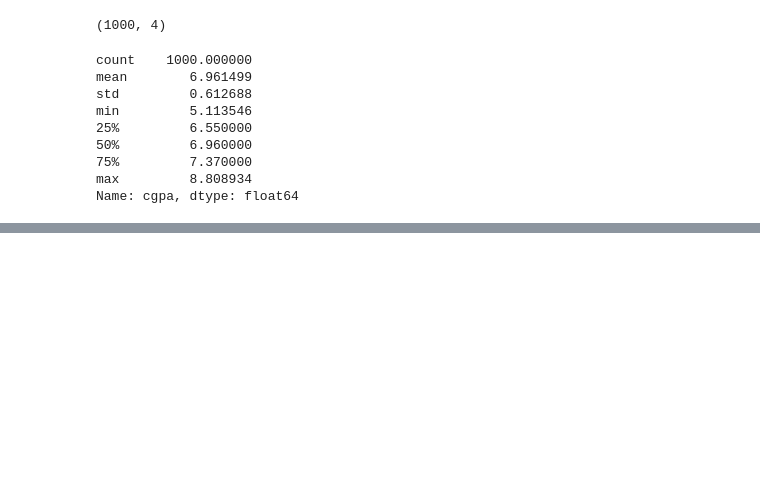
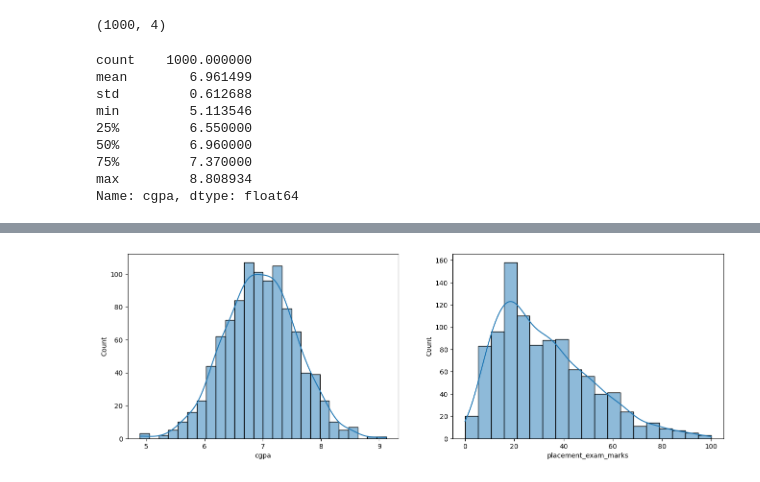
Before and after one commit to gautamsudip/scikit-learn, a Jupyter notebook: Outliers Detection & Removal.ipynb, the cells around one changed output, grey strips where cells are left out. Cells and saved outputs as stored; diff of their text form; code cells hidden in the pictures; blank space fills up the shorter version.

```diff
--- a/Outliers Detection & Removal.ipynb
+++ b/Outliers Detection & Removal.ipynb
@@ -222,0 +207,3 @@ Name: cgpa, dtype: float64
+# %%
+df = pd.read_csv('csv files/placement.csv')
+df
@@ -222,0 +224,11 @@ Name: cgpa, dtype: float64
+# %%
+plt.figure(figsize=(16,5))
+plt.subplot(1,2,1)
+sns.histplot(df['cgpa'], kde=True)
+
+plt.subplot(1,2,2)
+sns.histplot(df['placement_exam_marks'], kde=True)
+
+plt.show()
+# %% [output]
+[figure, added]
```
Also changed, not shown: parts of 13 cells of this notebook.
